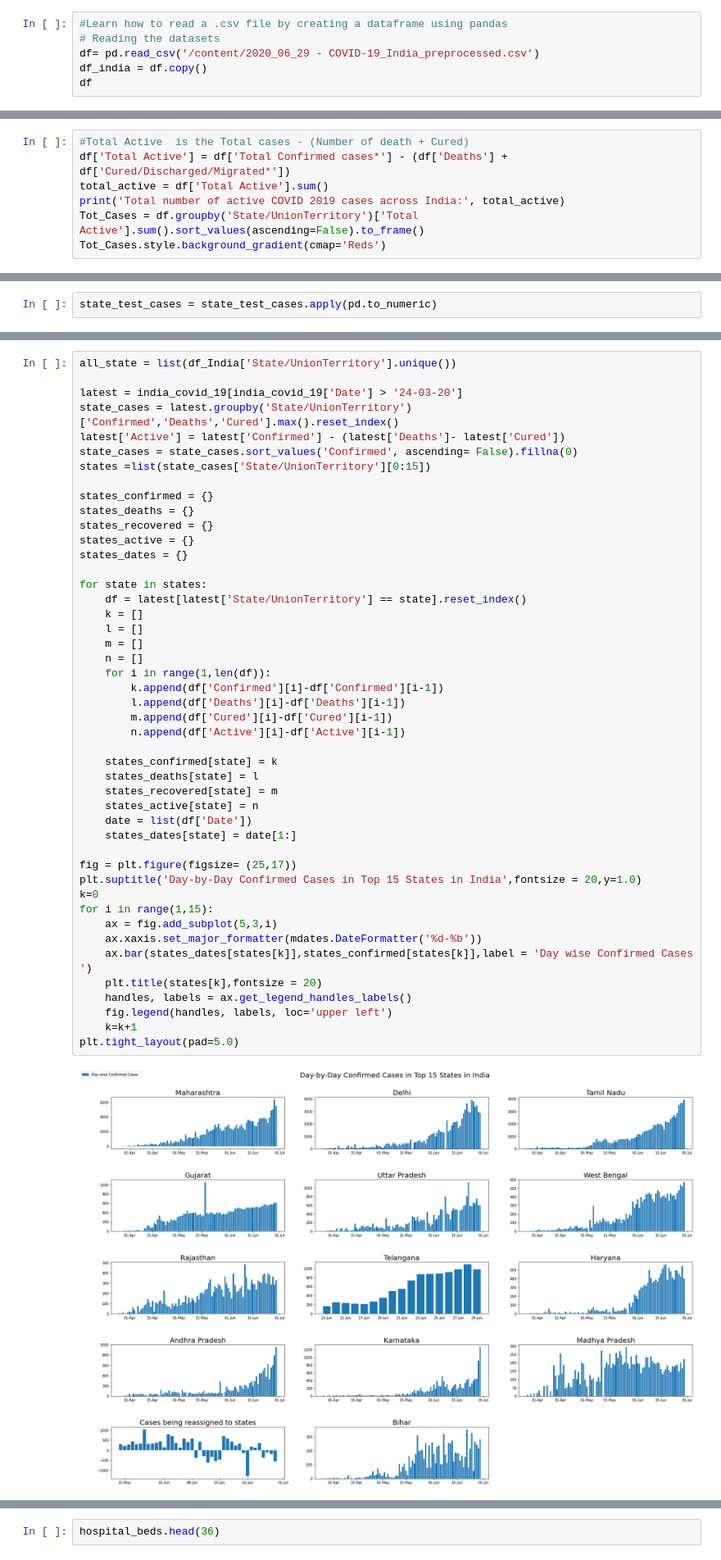
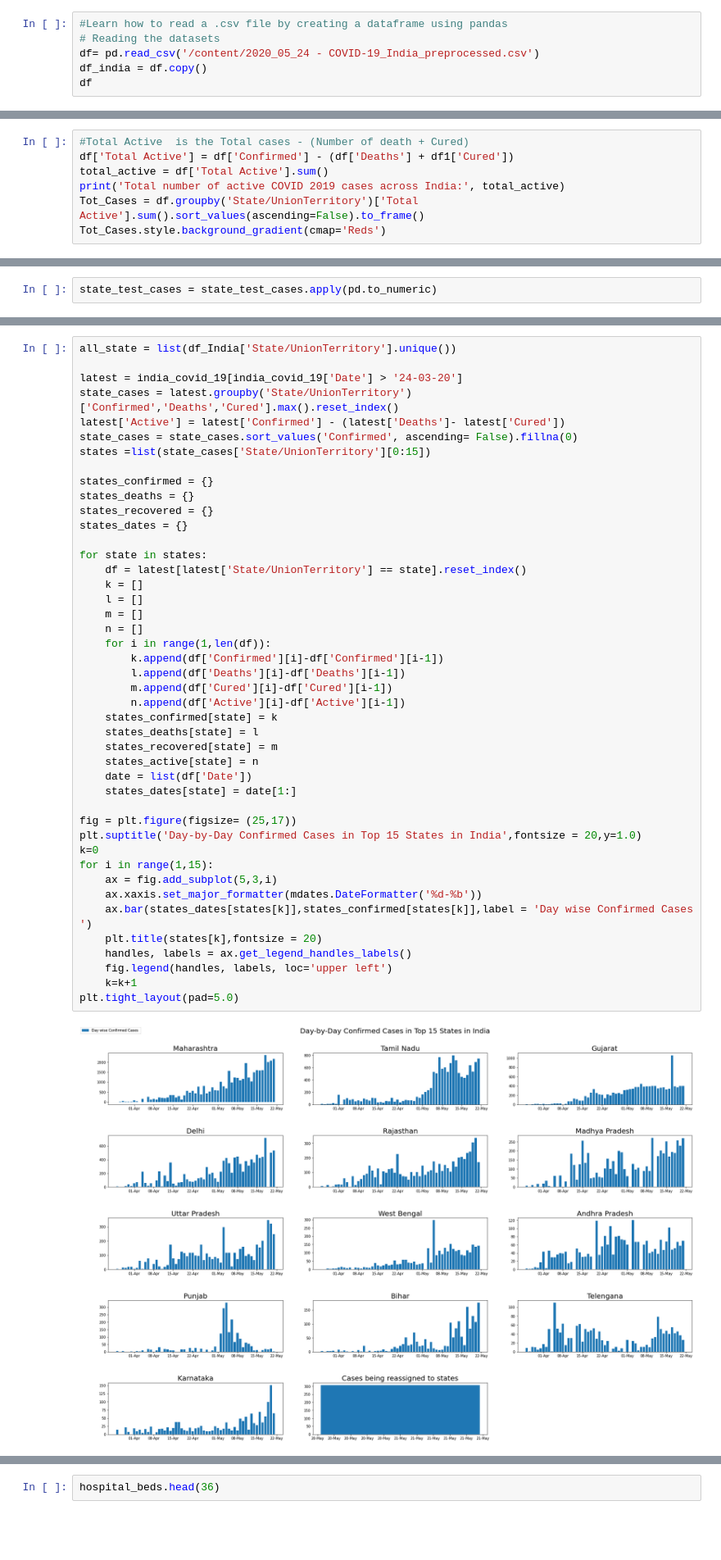
Before and after one commit to chandankumar7/mycourses, a Jupyter notebook: India_vs_World_COVID_19.ipynb, the cells around one changed output, grey strips where cells are left out. Shown at 82% size. Drawn from its saved outputs; the diff is of its cells as text; blank space fills up the shorter version.

```diff
--- a/India_vs_World_COVID_19.ipynb
+++ b/India_vs_World_COVID_19.ipynb
@@ -318,7 +398,7 @@ df_India.to_csv(file_loc + file_name, index=False)
 # %%
 #Learn how to read a .csv file by creating a dataframe using pandas
 # Reading the datasets
-df= pd.read_csv('/content/2020_06_29 - COVID-19_India_preprocessed.csv')
+df= pd.read_csv('/content/2020_05_24 - COVID-19_India_preprocessed.csv')
 df_india = df.copy()
 df
 # %% [output]
@@ -384,6 +466,6 @@ Total active COVID19 cases as of 2020_06_29 are:  202835
 # %%
 #Total Active  is the Total cases - (Number of death + Cured)
-df['Total Active'] = df['Total Confirmed cases*'] - (df['Deaths'] + df['Cured/Discharged/Migrated*'])
+df['Total Active'] = df['Confirmed'] - (df['Deaths'] + df1['Cured'])
 total_active = df['Total Active'].sum()
 print('Total number of active COVID 2019 cases across India:', total_active)
 Tot_Cases = df.groupby('State/UnionTerritory')['Total Active'].sum().sort_values(ascending=False).to_frame()
@@ -643,39 +743,37 @@ states =list(state_cases['State/UnionTerritory'][0:15])
 states_confirmed = {}
 states_deaths = {}
 states_recovered = {}
-states_active = {}
 states_dates = {}
 
 for state in states:
     df = latest[latest['State/UnionTerritory'] == state].reset_index()
     k = []
     l = []
     m = []
     n = []
     for i in range(1,len(df)):
         k.append(df['Confirmed'][i]-df['Confirmed'][i-1])
         l.append(df['Deaths'][i]-df['Deaths'][i-1])
         m.append(df['Cured'][i]-df['Cured'][i-1])
         n.append(df['Active'][i]-df['Active'][i-1])
-
     states_confirmed[state] = k
     states_deaths[state] = l
     states_recovered[state] = m
     states_active[state] = n
     date = list(df['Date'])
     states_dates[state] = date[1:]
 
 fig = plt.figure(figsize= (25,17))
 plt.suptitle('Day-by-Day Confirmed Cases in Top 15 States in India',fontsize = 20,y=1.0)
 k=0
 for i in range(1,15):
     ax = fig.add_subplot(5,3,i)
     ax.xaxis.set_major_formatter(mdates.DateFormatter('%d-%b'))
     ax.bar(states_dates[states[k]],states_confirmed[states[k]],label = 'Day wise Confirmed Cases ')
     plt.title(states[k],fontsize = 20)
     handles, labels = ax.get_legend_handles_labels()
     fig.legend(handles, labels, loc='upper left')
     k=k+1
 plt.tight_layout(pad=5.0)
 # %% [output]
-[figure, old version]
+[figure, new version]
```
Also changed, not shown: parts of 122 cells of this notebook.
